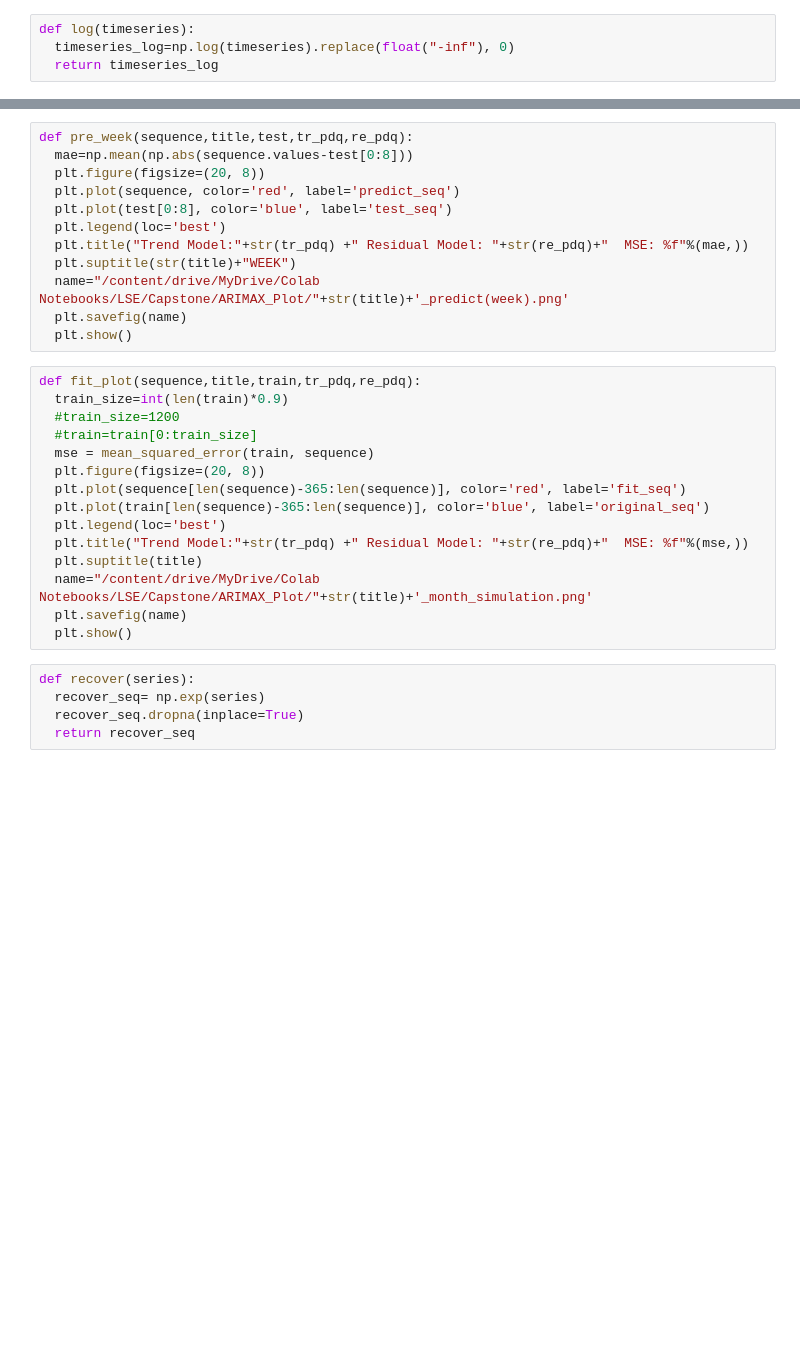
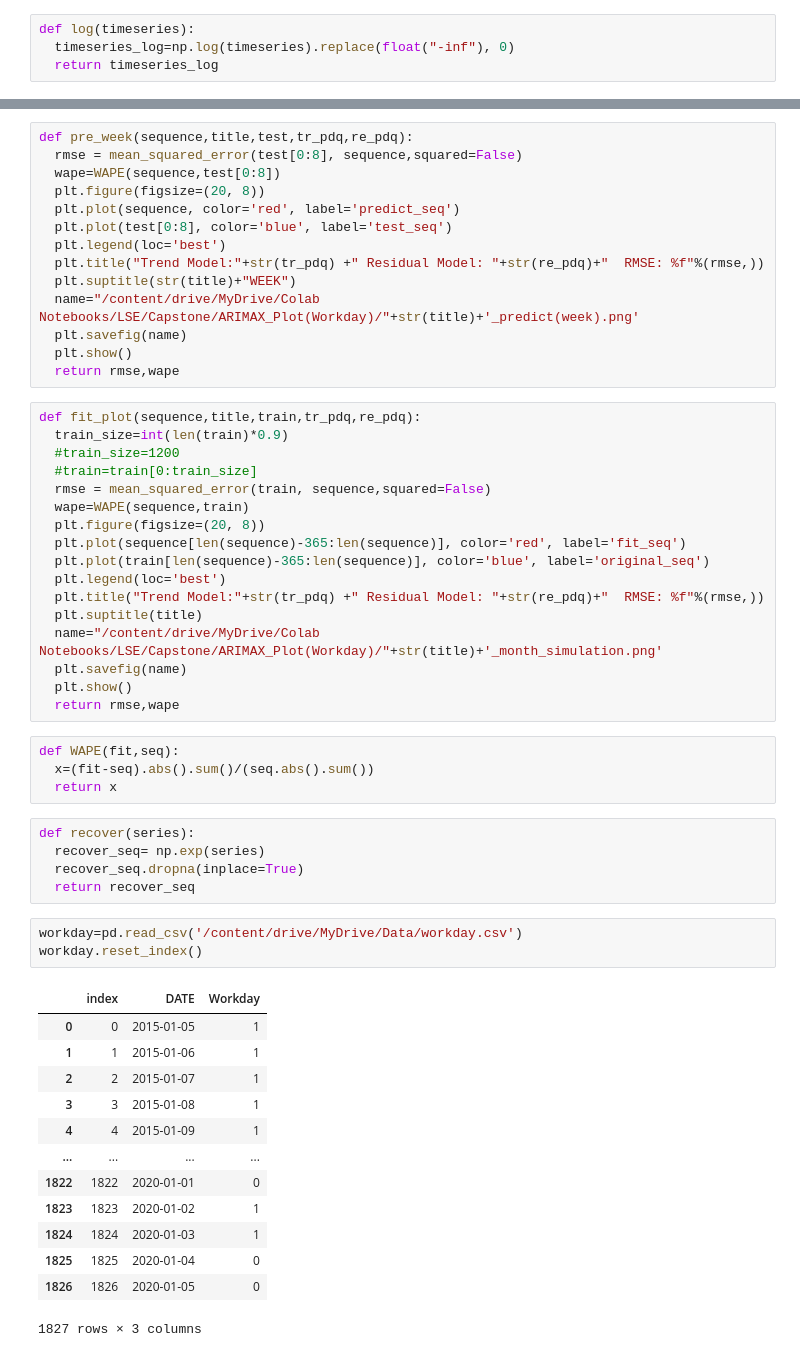
Before and after one commit to Xixianghu202124213/Capstone, a Jupyter notebook: ARIMAX.ipynb, the cells around one changed output, grey strips where cells are left out. Saved outputs shown, nothing was run; the diff lists cells and outputs as text; blank space fills up the shorter version.

```diff
--- a/ARIMAX.ipynb
+++ b/ARIMAX.ipynb
@@ -155,35 +169,60 @@ def pre_month(sequence,title,test,tr_pdq,re_pdq):
 # %%
 def pre_week(sequence,title,test,tr_pdq,re_pdq):
-  mae=np.mean(np.abs(sequence.values-test[0:8]))
+  rmse = mean_squared_error(test[0:8], sequence,squared=False)
+  wape=WAPE(sequence,test[0:8])
   plt.figure(figsize=(20, 8))
   plt.plot(sequence, color='red', label='predict_seq')
   plt.plot(test[0:8], color='blue', label='test_seq')
   plt.legend(loc='best')
-  plt.title("Trend Model:"+str(tr_pdq) +" Residual Model: "+str(re_pdq)+"  MSE: %f"%(mae,))
+  plt.title("Trend Model:"+str(tr_pdq) +" Residual Model: "+str(re_pdq)+"  RMSE: %f"%(rmse,))
   plt.suptitle(str(title)+"WEEK")
-  name="/content/drive/MyDrive/Colab Notebooks/LSE/Capstone/ARIMAX_Plot/"+str(title)+'_predict(week).png'
+  name="/content/drive/MyDrive/Colab Notebooks/LSE/Capstone/ARIMAX_Plot(Workday)/"+str(title)+'_predict(week).png'
   plt.savefig(name)
   plt.show()
+  return rmse,wape
 # %%
 def fit_plot(sequence,title,train,tr_pdq,re_pdq):
   train_size=int(len(train)*0.9)
   #train_size=1200
   #train=train[0:train_size]
-  mse = mean_squared_error(train, sequence)
+  rmse = mean_squared_error(train, sequence,squared=False)
+  wape=WAPE(sequence,train)
   plt.figure(figsize=(20, 8))
   plt.plot(sequence[len(sequence)-365:len(sequence)], color='red', label='fit_seq')
   plt.plot(train[len(sequence)-365:len(sequence)], color='blue', label='original_seq')
   plt.legend(loc='best')
-  plt.title("Trend Model:"+str(tr_pdq) +" Residual Model: "+str(re_pdq)+"  MSE: %f"%(mse,))
+  plt.title("Trend Model:"+str(tr_pdq) +" Residual Model: "+str(re_pdq)+"  RMSE: %f"%(rmse,))
   plt.suptitle(title)
-  name="/content/drive/MyDrive/Colab Notebooks/LSE/Capstone/ARIMAX_Plot/"+str(title)+'_month_simulation.png'
+  name="/content/drive/MyDrive/Colab Notebooks/LSE/Capstone/ARIMAX_Plot(Workday)/"+str(title)+'_month_simulation.png'
   plt.savefig(name)
   plt.show()
+  return rmse,wape
+# %%
+def WAPE(fit,seq):
+  x=(fit-seq).abs().sum()/(seq.abs().sum())
+  return x
 # %%
 def recover(series):
   recover_seq= np.exp(series)
   recover_seq.dropna(inplace=True)
   return recover_seq
+# %%
+workday=pd.read_csv('/content/drive/MyDrive/Data/workday.csv')
+workday.reset_index()
+# %% [output]
+|  | index | DATE | Workday |
+| 0 | 0 | 2015-01-05 | 1 |
+| 1 | 1 | 2015-01-06 | 1 |
+| 2 | 2 | 2015-01-07 | 1 |
+| 3 | 3 | 2015-01-08 | 1 |
+| 4 | 4 | 2015-01-09 | 1 |
+| ... | ... | ... | ... |
+| 1822 | 1822 | 2020-01-01 | 0 |
+| 1823 | 1823 | 2020-01-02 | 1 |
+| 1824 | 1824 | 2020-01-03 | 1 |
+| 1825 | 1825 | 2020-01-04 | 0 |
+| 1826 | 1826 | 2020-01-05 | 0 |
+1827 rows × 3 columns
 # %%
 residual_pdq=list()
 trend_pdq=list()
```
Also changed, not shown: parts of 9 cells of this notebook.
